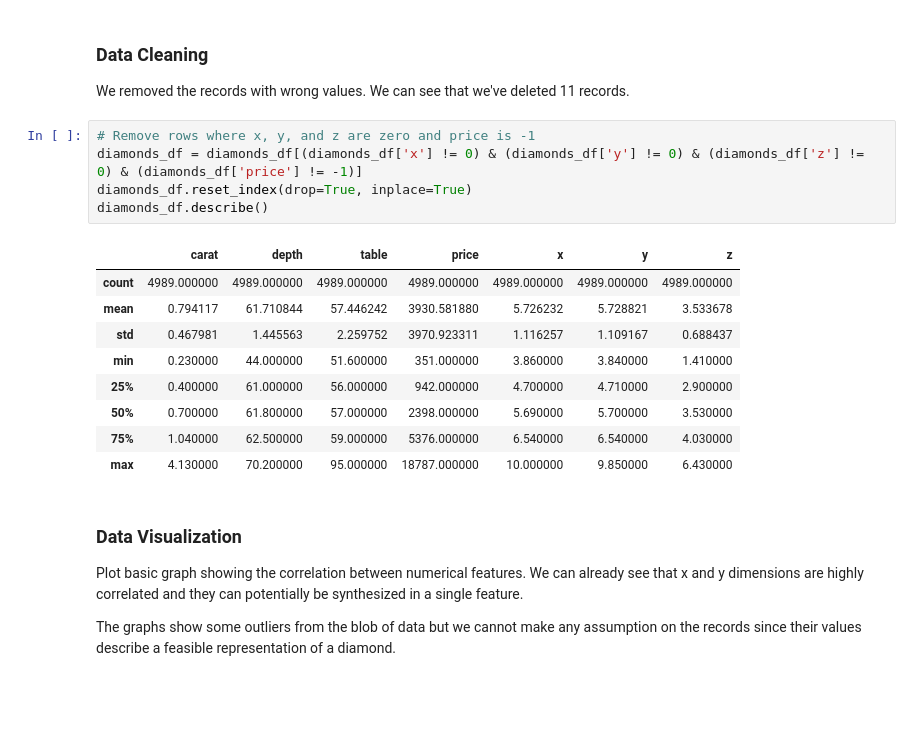
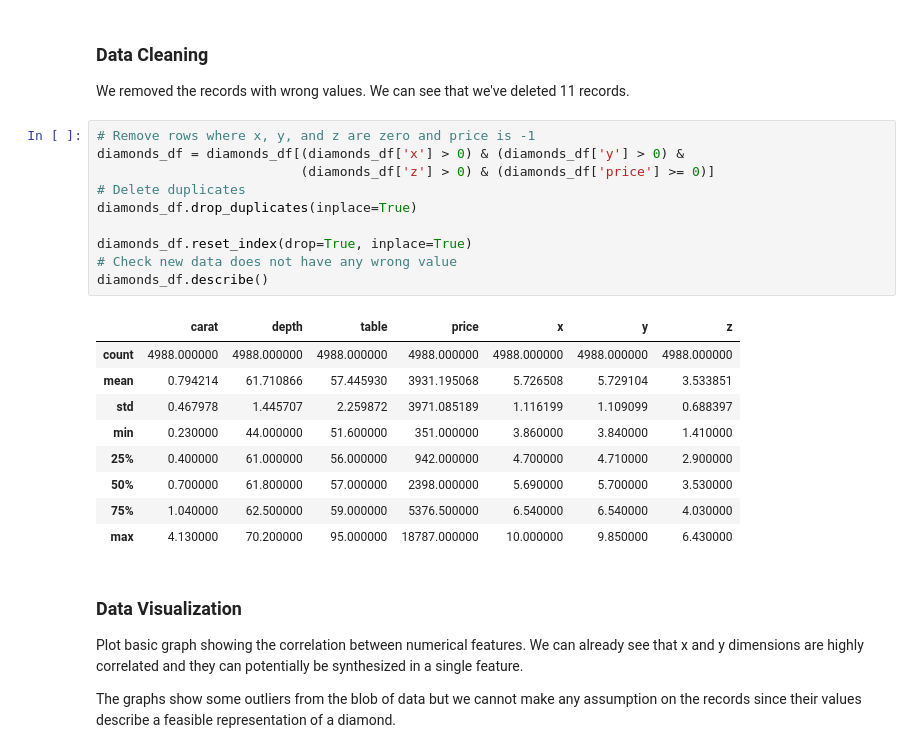
Before and after one commit to LFK01/xtream-ai-assignment-engineer, a Jupyter notebook: ch-1.ipynb, the cells around one changed output. Drawn from its saved outputs; the diff is of its cells as text; blank space fills up the shorter version.

```diff
--- a/ch-1.ipynb
+++ b/ch-1.ipynb
@@ -100,18 +106,23 @@ dtype: int64
 We removed the records with wrong values. We can see that we've deleted 11 records.
 # %%
 # Remove rows where x, y, and z are zero and price is -1
-diamonds_df = diamonds_df[(diamonds_df['x'] != 0) & (diamonds_df['y'] != 0) & (diamonds_df['z'] != 0) & (diamonds_df['price'] != -1)]
+diamonds_df = diamonds_df[(diamonds_df['x'] > 0) & (diamonds_df['y'] > 0) &
+                          (diamonds_df['z'] > 0) & (diamonds_df['price'] >= 0)]
+# Delete duplicates
+diamonds_df.drop_duplicates(inplace=True)
+
 diamonds_df.reset_index(drop=True, inplace=True)
+# Check new data does not have any wrong value
 diamonds_df.describe()
 # %% [output]
 |  | carat | depth | table | price | x | y | z |
-| count | 4989.000000 | 4989.000000 | 4989.000000 | 4989.000000 | 4989.000000 | 4989.000000 | 4989.000000 |
-| mean | 0.794117 | 61.710844 | 57.446242 | 3930.581880 | 5.726232 | 5.728821 | 3.533678 |
-| std | 0.467981 | 1.445563 | 2.259752 | 3970.923311 | 1.116257 | 1.109167 | 0.688437 |
+| count | 4988.000000 | 4988.000000 | 4988.000000 | 4988.000000 | 4988.000000 | 4988.000000 | 4988.000000 |
+| mean | 0.794214 | 61.710866 | 57.445930 | 3931.195068 | 5.726508 | 5.729104 | 3.533851 |
+| std | 0.467978 | 1.445707 | 2.259872 | 3971.085189 | 1.116199 | 1.109099 | 0.688397 |
 | min | 0.230000 | 44.000000 | 51.600000 | 351.000000 | 3.860000 | 3.840000 | 1.410000 |
 | 25% | 0.400000 | 61.000000 | 56.000000 | 942.000000 | 4.700000 | 4.710000 | 2.900000 |
 | 50% | 0.700000 | 61.800000 | 57.000000 | 2398.000000 | 5.690000 | 5.700000 | 3.530000 |
-| 75% | 1.040000 | 62.500000 | 59.000000 | 5376.000000 | 6.540000 | 6.540000 | 4.030000 |
+| 75% | 1.040000 | 62.500000 | 59.000000 | 5376.500000 | 6.540000 | 6.540000 | 4.030000 |
 | max | 4.130000 | 70.200000 | 95.000000 | 18787.000000 | 10.000000 | 9.850000 | 6.430000 |
 # %% [markdown]
 ### Data Visualization
```
Also changed, not shown: parts of 12 cells of this notebook, 1 other file.
